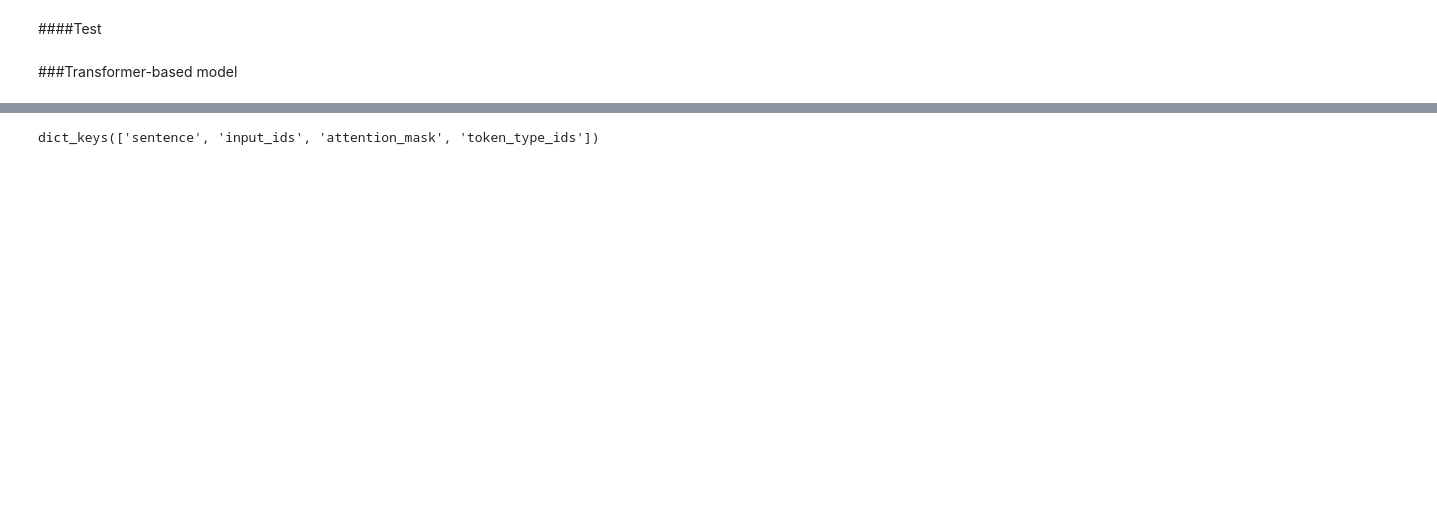
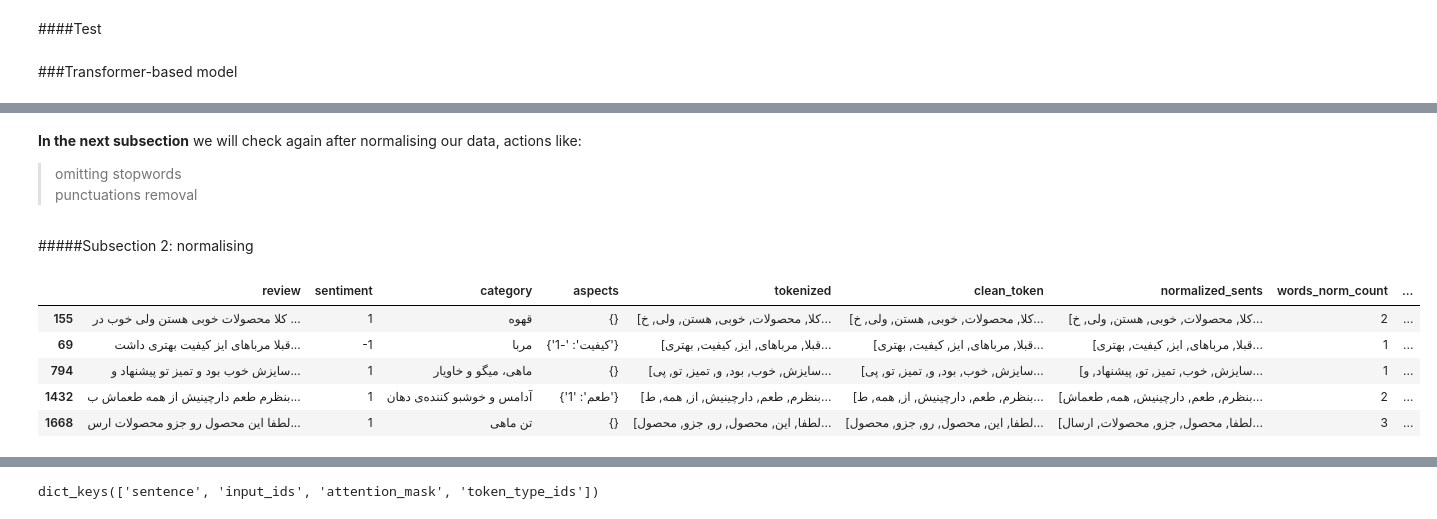
Before and after one commit to AAhmadS/Document-and-Token-Classification, a Jupyter notebook: Sentiment_analysis.ipynb, the cells around one changed output, grey strips where cells are left out. Cells and saved outputs as stored; diff of their text form; code cells hidden in the pictures; blank space fills up the shorter version.

```diff
--- a/Sentiment_analysis.ipynb
+++ b/Sentiment_analysis.ipynb
@@ -374,0 +441,4 @@ learning_curve(model_rac,X_train,Y_train,10,"Model_rac")
+# %%
+tokenized_sents = [word_tokenizer.tokenize(sent) for sent in data["review"]]
+data["tokenized"] = tokenized_sents
+data.sample(5)
@@ -374,0 +472,48 @@ learning_curve(model_rac,X_train,Y_train,10,"Model_rac")
+# %% [markdown]
+**In the next subsection** we will check again after normalising our data, actions like:
+>omitting stopwords<br/>
+>punctuations removal
+# %% [markdown]
+#####Subsection 2: normalising
+# %%
+stop_words = ["در","را","رو","اند","بود","است","هم","آن","بوده","این","پیش","بعد","همراه","به","ز","تا","اگر","پی","پس","بی","با","یا","که","از","و"]
+# %%
+import string
+
+def clean_text(text):
+    #removing roman numbers
+    pattern = r"\b(?=[MDCLXVIΙ])M{0,4}(CM|CD|D?C{0,3})(XC|XL|L?X{0,3})([IΙ]X|[IΙ]V|V?[IΙ]{0,3})\b\.?"
+    re.sub(pattern, '&', text)
+    #removing numbers
+    text_nonum = re.sub(r'\d+', '', text)
+    #getting rid of punctuations
+    text_nopunct = "".join([char.lower() for char in text_nonum if char not in string.punctuation])
+    #getting rid of white spaces
+    text_no_doublespace = re.sub('\s+', ' ', text_nopunct).strip()
+
+    return text_no_doublespace
+
+def normalize_sentence(tokenized_sents, minimum_length=1, stopword_removal=True, number_removal = True):
+
+    normalized_sents = tokenized_sents
+    if stopword_removal:
+        normalized_sents=[[word for word in sentence if (word not in stop_words)] for sentence in normalized_sents ]
+
+    if minimum_length>1:
+        normalized_sents= [[word for word in sentence if len(word)>minimum_length] for sentence in normalized_sents ]
+
+    return normalized_sents
+# %%
+clean_token = [word_tokenizer.tokenize(clean_text(txt)) for txt in data["review"]]
+data["clean_token"] = clean_token
+normalized_sents = normalize_sentence(clean_token,)
+data["normalized_sents"] = normalized_sents
+# %%
+data.sample(5)
+# %% [output]
+|  | review | sentiment | category | aspects | tokenized | clean_token | normalized_sents | words_norm_count | ... |
+| 155 | کلا محصولات خوبی هستن ولی خوب در ... | 1 | قهوه | {} | [کلا, محصولات, خوبی, هستن, ولی, خ... | [کلا, محصولات, خوبی, هستن, ولی, خ... | [کلا, محصولات, خوبی, هستن, ولی, خ... | 2 | ... |
+| 69 | قبلا مرباهای ایز کیفیت بهتری داشت... | -1 | مربا | {'کیفیت': '-1'} | [قبلا, مرباهای, ایز, کیفیت, بهتری... | [قبلا, مرباهای, ایز, کیفیت, بهتری... | [قبلا, مرباهای, ایز, کیفیت, بهتری... | 1 | ... |
+| 794 | سایزش خوب بود و تمیز تو پیشنهاد و... | 1 | ماهی، میگو و خاویار | {} | [سایزش, خوب, بود, و, تمیز, تو, پی... | [سایزش, خوب, بود, و, تمیز, تو, پی... | [سایزش, خوب, تمیز, تو, پیشنهاد, و... | 1 | ... |
+| 1432 | بنظرم طعم دارچینیش از همه طعماش ب... | 1 | آدامس و خوشبو کننده‌ی دهان | {'طعم': '1'} | [بنظرم, طعم, دارچینیش, از, همه, ط... | [بنظرم, طعم, دارچینیش, از, همه, ط... | [بنظرم, طعم, دارچینیش, همه, طعماش... | 2 | ... |
+| 1668 | لطفا این محصول رو جزو محصولات ارس... | 1 | تن ماهی | {} | [لطفا, این, محصول, رو, جزو, محصول... | [لطفا, این, محصول, رو, جزو, محصول... | [لطفا, محصول, جزو, محصولات, ارسال... | 3 | ... |
```
Also changed, not shown: parts of 58 cells of this notebook.
